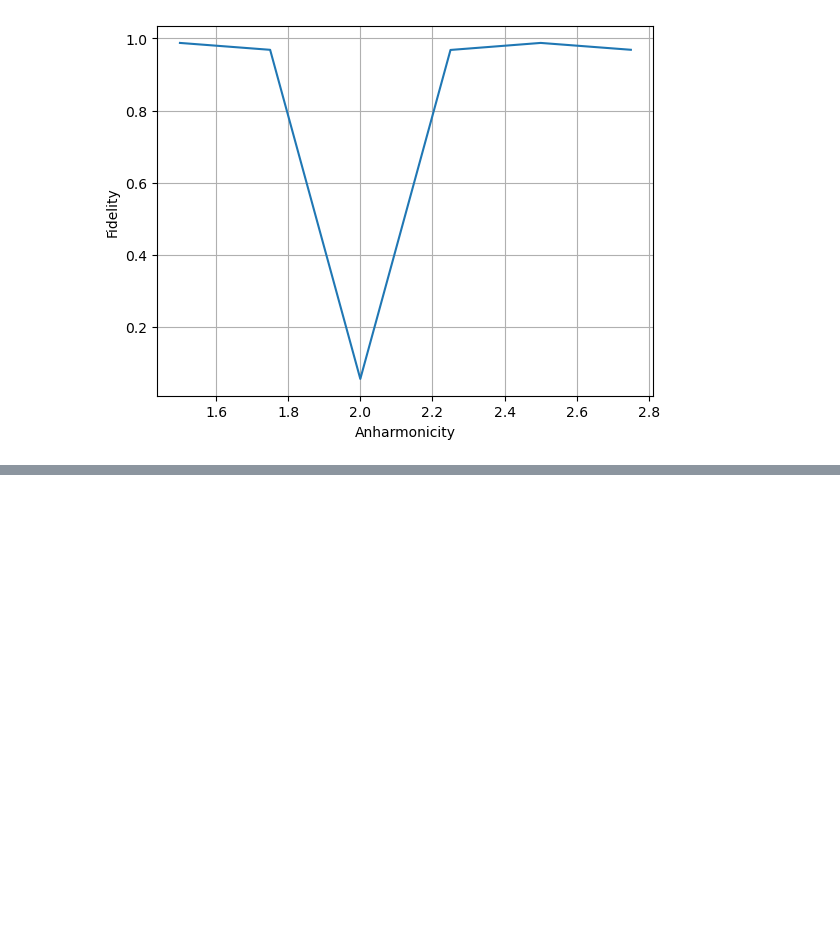
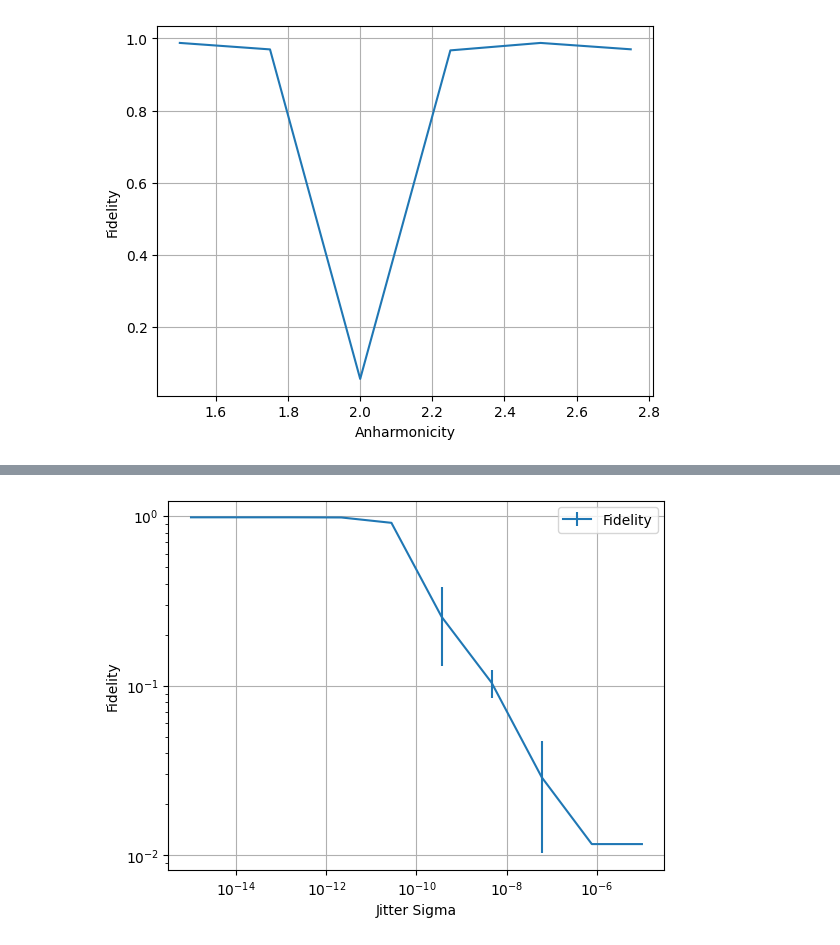
Before and after one commit to LeonGuerrero-98/sfq_sim, a Jupyter notebook: example_usage.ipynb, the cells around one changed output, grey strips where cells are left out. Cells and saved outputs as stored; diff of their text form; code cells hidden in the pictures; blank space fills up the shorter version.

```diff
--- a/example_usage.ipynb
+++ b/example_usage.ipynb
@@ -154,0 +210,4 @@ Time to complete sweep:  62.22224426269531
+# %%
+plot = fluxonium.plot_jitter_sweep_results(log=True, infidelity=False)
+# %% [output]
+[figure, added]
```
Also changed, not shown: parts of 16 cells of this notebook, 2 other files.
